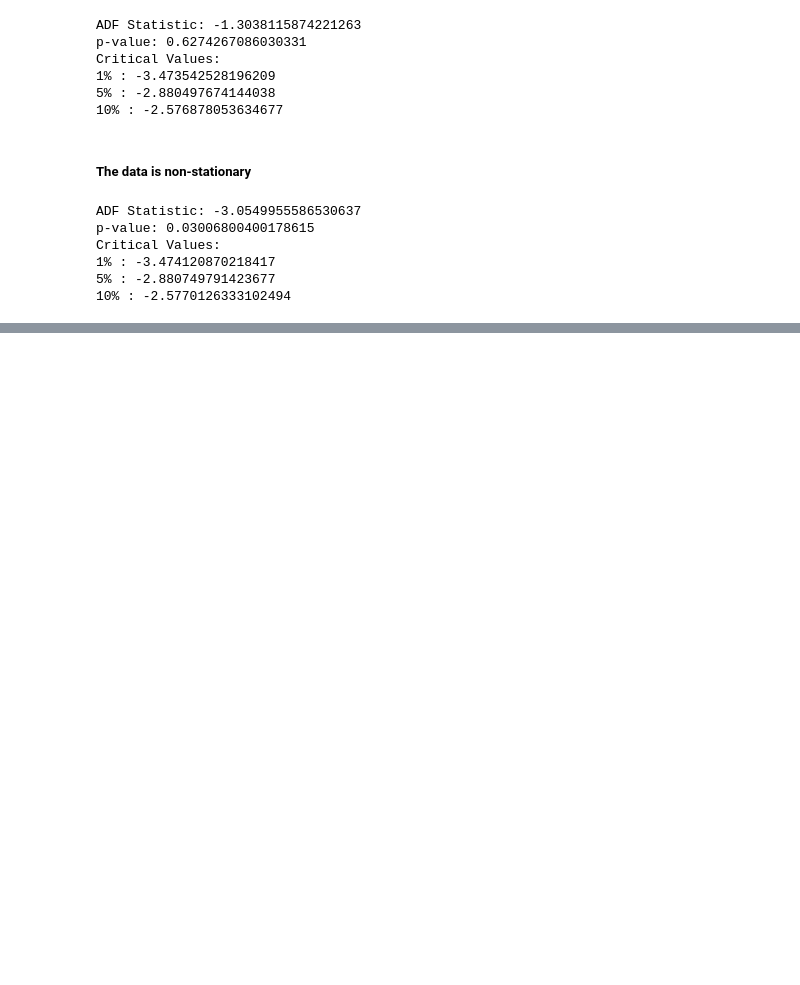
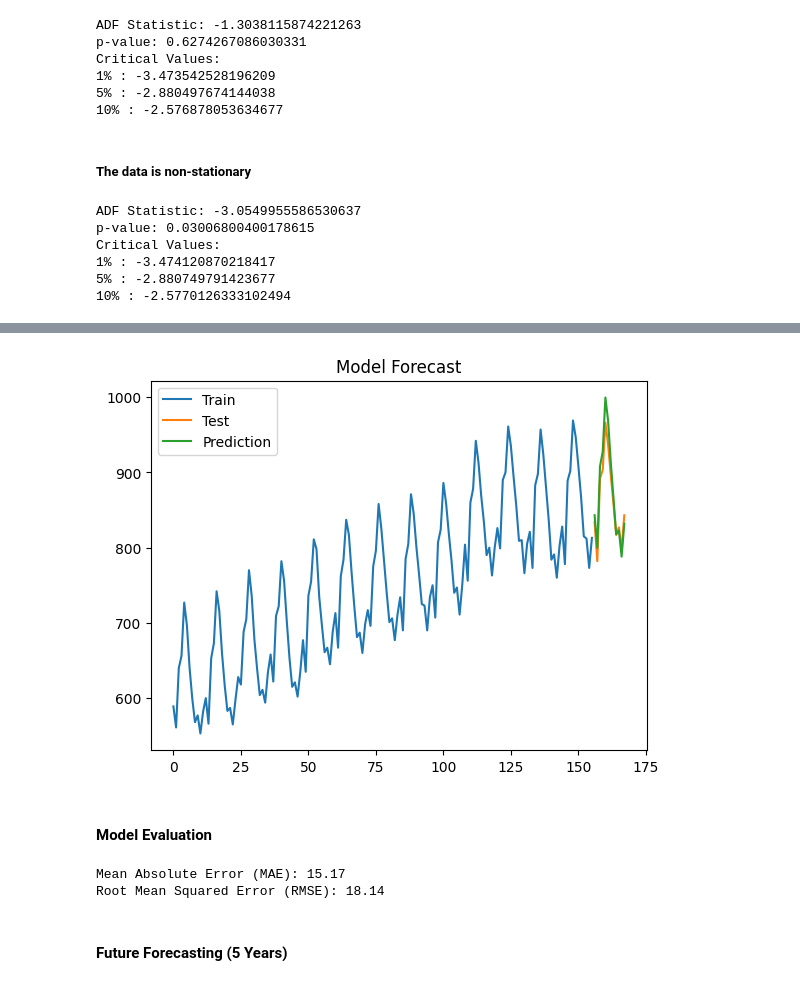
Before and after one commit to JindalChaitanya/CDAC-PGCP-AI, a Jupyter notebook: Data Analysis/Assignment 11/Assignment_11.ipynb, the cells around one changed output, grey strips where cells are left out. Saved outputs shown, nothing was run; the diff lists cells and outputs as text; code cells hidden in the pictures; blank space fills up the shorter version.

```diff
--- a/Data Analysis/Assignment 11/Assignment_11.ipynb
+++ b/Data Analysis/Assignment 11/Assignment_11.ipynb
@@ -99 +99,14 @@ Because this is a monthly series with visible trend and seasonality, I am using
 The last 12 months are kept as a test set to compare candidate models.
+# %%
+train_data = df.iloc[:-12]
+test_data = df.iloc[-12:]
+
+model = ExponentialSmoothing(
+    train_data['Production'],
+    trend='add',
+    seasonal='mul',
+    seasonal_periods=12
+).fit()
+# %%
+test_predictions = model.forecast(12)
+test_predictions
@@ -99,0 +127,22 @@ The last 12 months are kept as a test set to compare candidate models.
+# %%
+plt.plot(train_data['Production'], label='Train')
+plt.plot(test_data['Production'], label='Test')
+plt.plot(test_predictions, label='Prediction')
+plt.legend()
+plt.title("Model Forecast")
+plt.show()
+# %% [output]
+[figure, added]
+# %% [markdown]
+#### Model Evaluation
+# %%
+mae = mean_absolute_error(test_data['Production'], test_predictions)
+rmse = np.sqrt(mean_squared_error(test_data['Production'], test_predictions))
+
+print(f"Mean Absolute Error (MAE): {mae:.2f}")
+print(f"Root Mean Squared Error (RMSE): {rmse:.2f}")
+# %% [output]
+Mean Absolute Error (MAE): 15.17
+Root Mean Squared Error (RMSE): 18.14
+# %% [markdown]
+#### Future Forecasting (5 Years)
```
Also changed, not shown: parts of 5 cells of this notebook.
